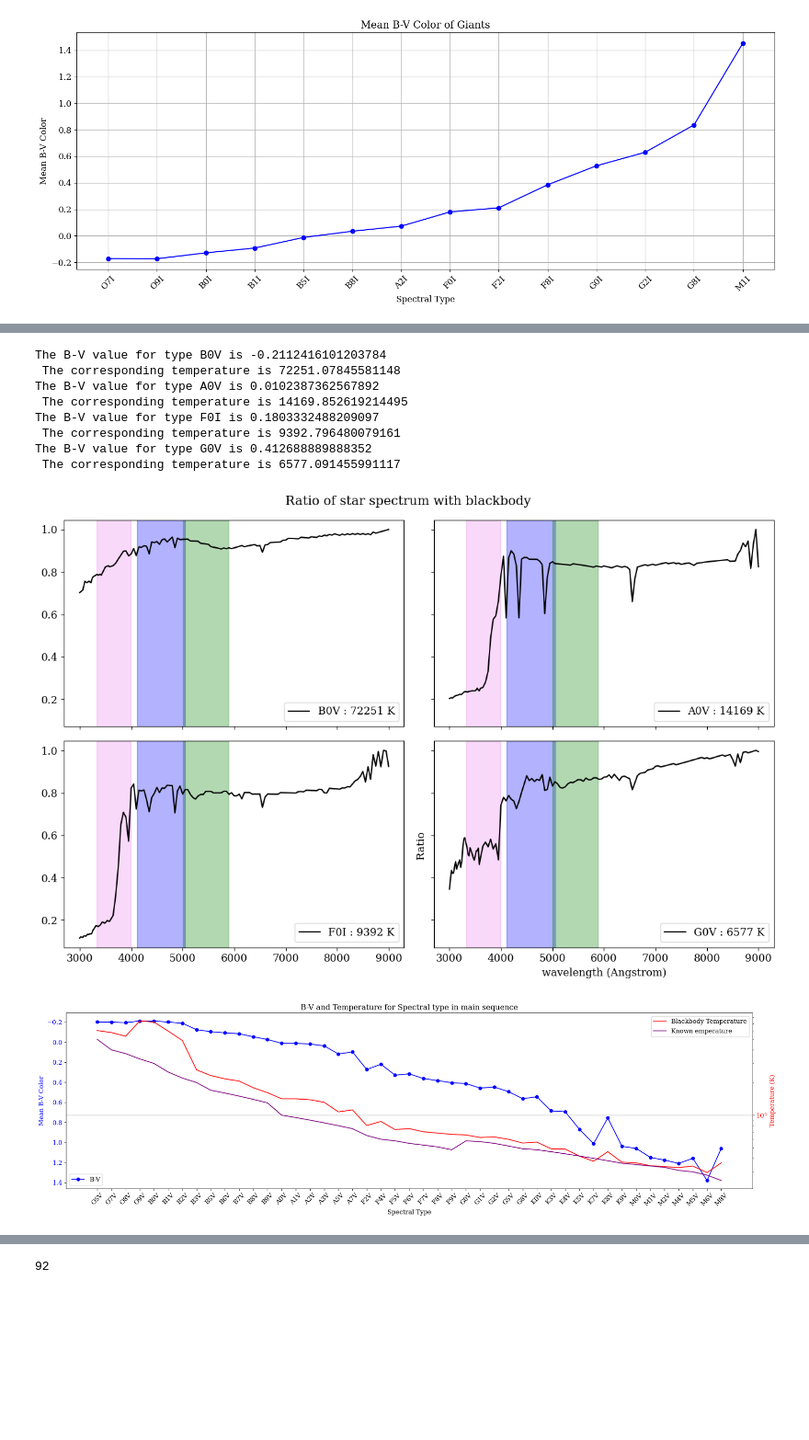
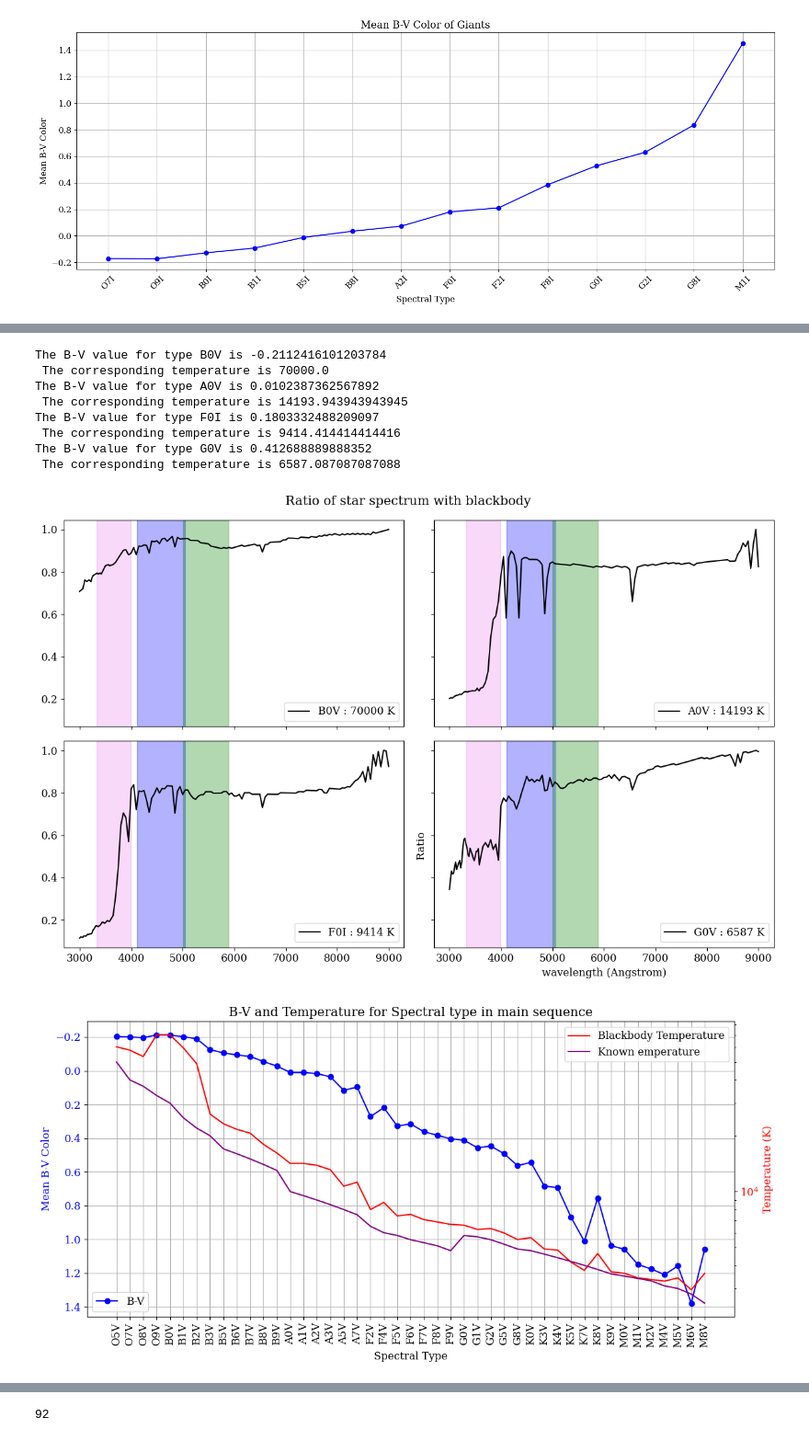
Before and after one commit to TapWhite/ALOP-PROBLEM-1-part2, a Jupyter notebook: ALOP tijdelijk.ipynb, the cells around one changed output, grey strips where cells are left out. Shown: that part at 92% size. Cells and saved outputs as stored; diff of their text form; code cells hidden in the pictures; blank space fills up the shorter version.

```diff
--- a/ALOP tijdelijk.ipynb
+++ b/ALOP tijdelijk.ipynb
@@ -515,17 +515,18 @@ def calculate_blackbody_magnitude(temperature, band):
     return magnitude
 
 
+start_temp = 2750
+stop_temp = 70000
+num_points=1000
 # Define temperature range
-temperatures = np.logspace(3.301, 4.477, 100)  # From 2000 K to 30000 K
+temperatures = np.linspace(start_temp, stop_temp, num_points)  # From 2000 K to 30000 K
 
-start_temp = 2000
-stop_temp = 100000
-num_points=1000
-# Create evenly spaced points in the exponent using base e
-logspace_temperatures = np.linspace(np.log(start_temp), np.log(stop_temp), num_points)
 
-# Convert back to the actual temperature values using the exponential function
-temperatures = np.exp(logspace_temperatures)
+# # Create evenly spaced points in the exponent using base e
+# logspace_temperatures = np.linspace(np.log(start_temp), np.log(stop_temp), num_points)
+
+# # Convert back to the actual temperature values using the exponential function
+# temperatures = np.exp(logspace_temperatures)
 
 bands = 'U' , 'B' , 'V'
 
@@ -673,13 +674,13 @@ plt.savefig('pdf/divided_spectrum.pdf')
 plt.show()
 # %% [output]
 The B-V value for type B0V is -0.2112416101203784
- The corresponding temperature is 72251.07845581148
+ The corresponding temperature is 70000.0
 The B-V value for type A0V is 0.0102387362567892
- The corresponding temperature is 14169.852619214495
+ The corresponding temperature is 14193.943943943945
 The B-V value for type F0I is 0.1803332488209097
- The corresponding temperature is 9392.796480079161
+ The corresponding temperature is 9414.414414414416
 The B-V value for type G0V is 0.412688889888352
- The corresponding temperature is 6577.091455991117
+ The corresponding temperature is 6587.087087087088
 [figure]
 # %%
 temperatures = []
@@ -703,42 +704,48 @@ temperatures_online = [50000, 40000, 37000, 33000, 30000, 25000, 22000, 20000, 1
 
 
 # Create the figure and primary axis
-fig, ax1 = plt.subplots(figsize=(20, 6))
+fig, ax1 = plt.subplots(figsize=(12, 6))
 
 # Plot magnitude on the left y-axis
 ax1.plot(df_V['type'], df_V['B-V'], marker='o', linestyle='-', color='b', label='B-V')
 ax1.set_xlabel('Spectral Type')
 ax1.set_ylabel('Mean B-V Color', color='b')
 ax1.tick_params(axis='y', labelcolor='b')  # Change y-axis tick color
+
+# Define the main types and create custom x-ticks for first and last subtypes
+main_types = ['O', 'B', 'A', 'F', 'G', 'K', 'M']
+custom_labels = [''] * len(df_V['type'])  # Initialize empty labels for all positions
+
+
 
 # Invert the y-axis for magnitude
 ax1.invert_yaxis()
 
 ax2 = ax1.twinx()
 ax2.plot(df_V['type'], df_V['temperature'], color='r', label='Blackbody Temperature')
 ax2.plot(df_V['type'], temperatures_online, color='purple', label='Known emperature')
 ax2.set_ylabel('Temperature (K)', color='r')
 ax2.tick_params(axis='y', labelcolor='r')  # Change y-axis tick color
 ax2.set_yscale('log')  # Set y-axis to logarithmic scale
 
 # Add title and show legend
 plt.title('B-V and Temperature for Spectral type in main sequence')
 ax1.legend(loc='lower left')
 ax2.legend(loc='upper right')
 #ax1.set_xticklabels(df_V['type'], rotation=45)
 # Set x-ticks using the axis object
 ax1.set_xticks(range(len(df_V['type'])))  # Set tick positions
 ax1.set_xticklabels(df_V['type'])  # Set tick labels
 
 # Rotate the tick labels
 plt.setp(ax1.xaxis.get_majorticklabels(), rotation=90)
 
-plt.grid()
+ax1.grid()
 plt.tight_layout()  # Adjust layout to prevent clipping of labels
 plt.savefig('pdf/mean_bv_temp_main.pdf')
 plt.show()
 # %% [output]
-[figure, old version]
+[figure, new version]
 # %%
 temperatures = []
 for type in df_I['type']:
```
Also changed, not shown: parts of 3 cells of this notebook, 9 other files.
